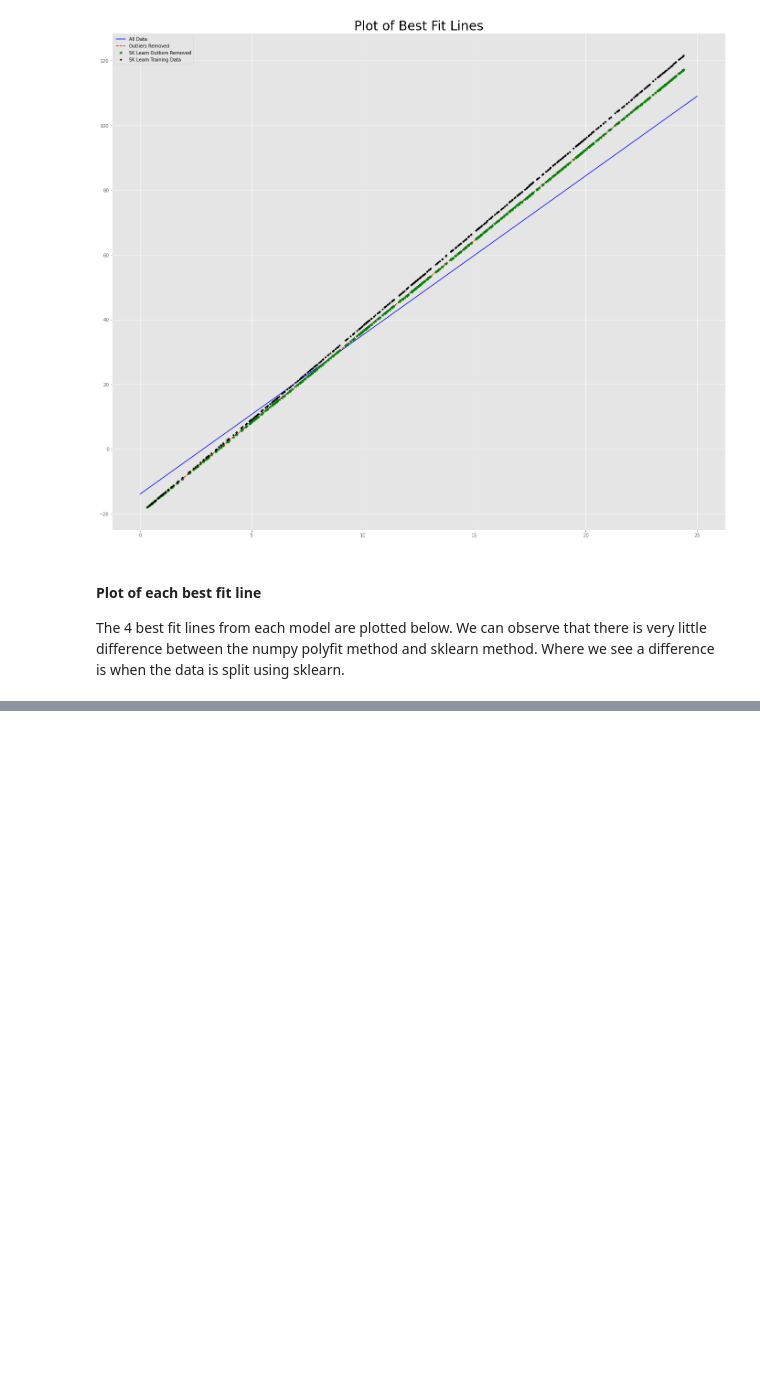
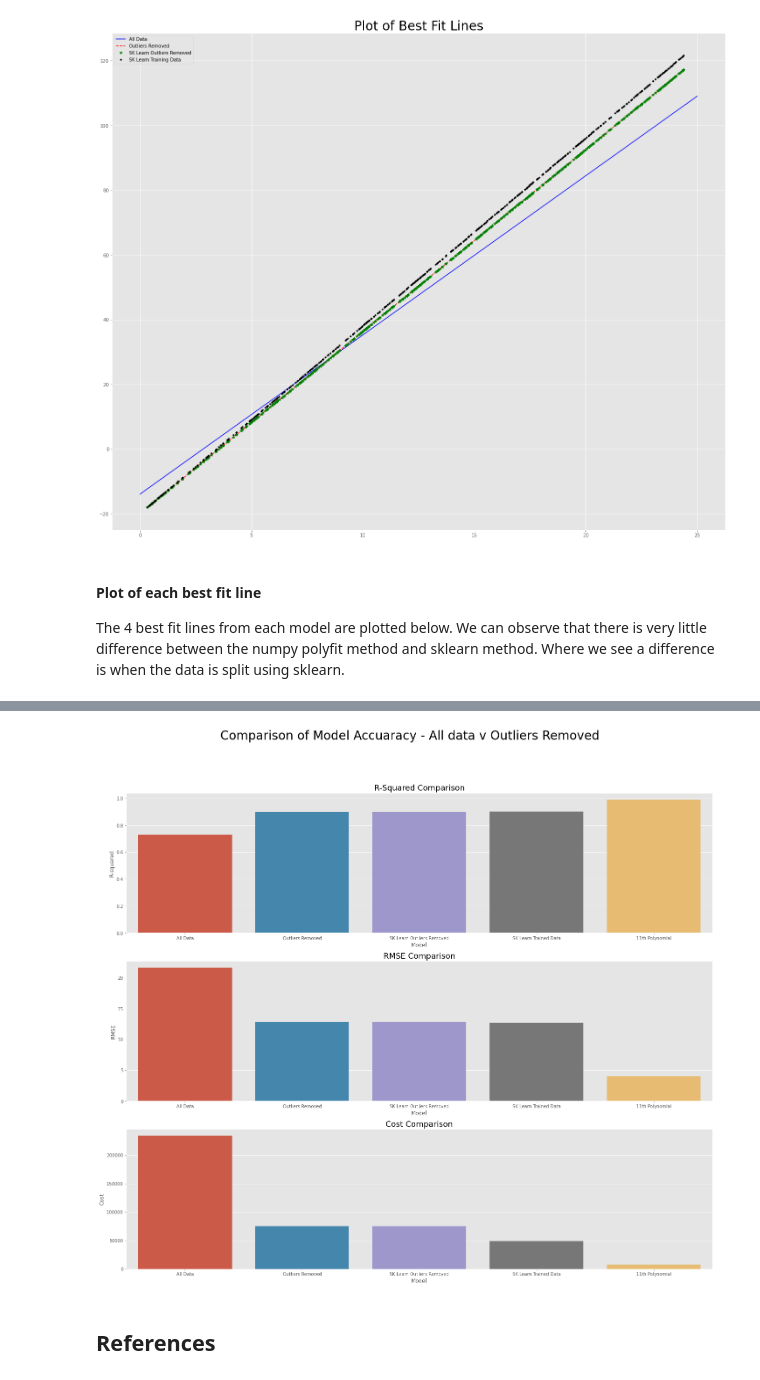
Before and after one commit to conor1982/FofDA_Project, a Jupyter notebook: FofDA_Project_2020.ipynb, the cells around one changed output, grey strips where cells are left out. Cells and saved outputs as stored; diff of their text form; code cells hidden in the pictures; blank space fills up the shorter version.

```diff
--- a/FofDA_Project_2020.ipynb
+++ b/FofDA_Project_2020.ipynb
@@ -437,4 +403,0 @@ degrees
-# %%
-pol = poly.fit(speed2, power2, 7)
-#poly1 = pol(speed)
-#len(poly1)
@@ -532,0 +658,20 @@ plt.plot(poly_reg.predict(poly.fit_transform(x)))
+# %%
+compare_df = compare_df.append({'R-squared':poly4_r2score,'Cost':poly4_cost,'RMSE':poly4_rmse,'Model':'11th Polynomial'},ignore_index=True)
+# %%
+plt.suptitle('Comparison of Model Accuaracy - All data v Outliers Removed',fontsize=28)
+
+plt.subplot(3,1,1)
+sns.barplot(x='Model',data=compare_df,y='R-squared')
+plt.title('R-Squared Comparison',fontsize=18)
+
+plt.subplot(3,1,2)
+sns.barplot(x='Model',data=compare_df,y='RMSE')
+plt.title('RMSE Comparison',fontsize=18);
+
+plt.subplot(3,1,3)
+sns.barplot(x='Model',data=compare_df,y='Cost')
+plt.title('Cost Comparison',fontsize=18);
+# %% [output]
+[figure, added]
+# %% [markdown]
+## References
```
Also changed, not shown: parts of 44 cells of this notebook.
